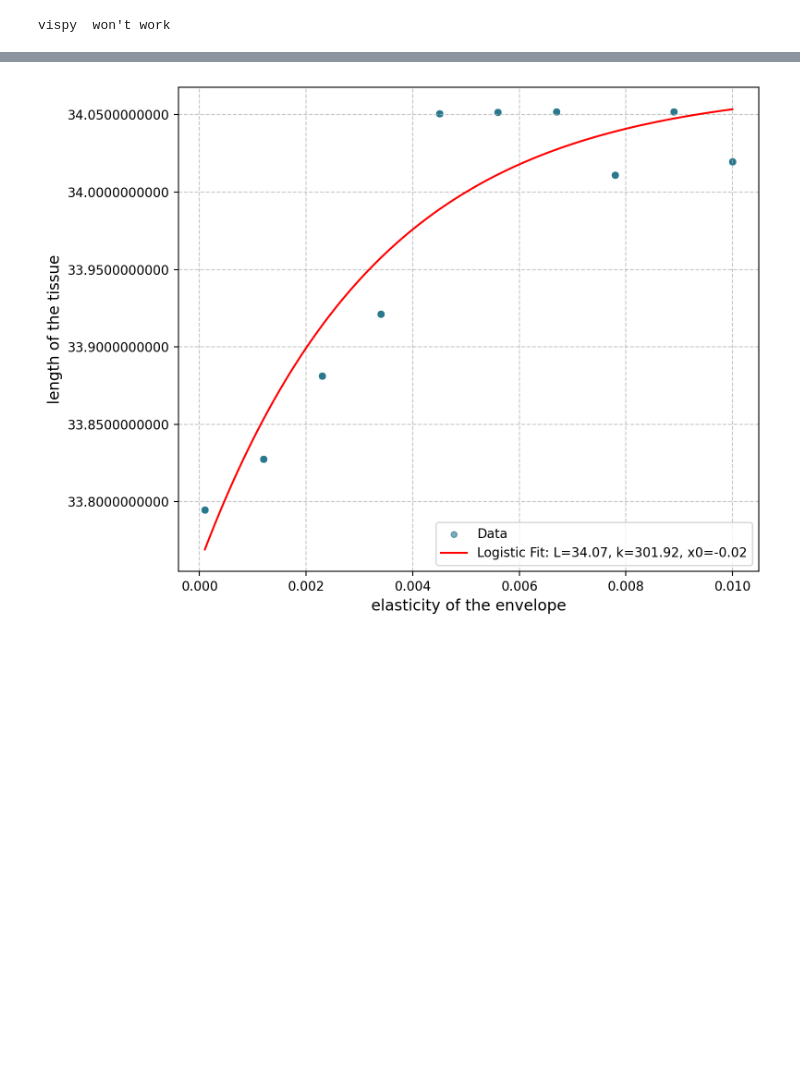
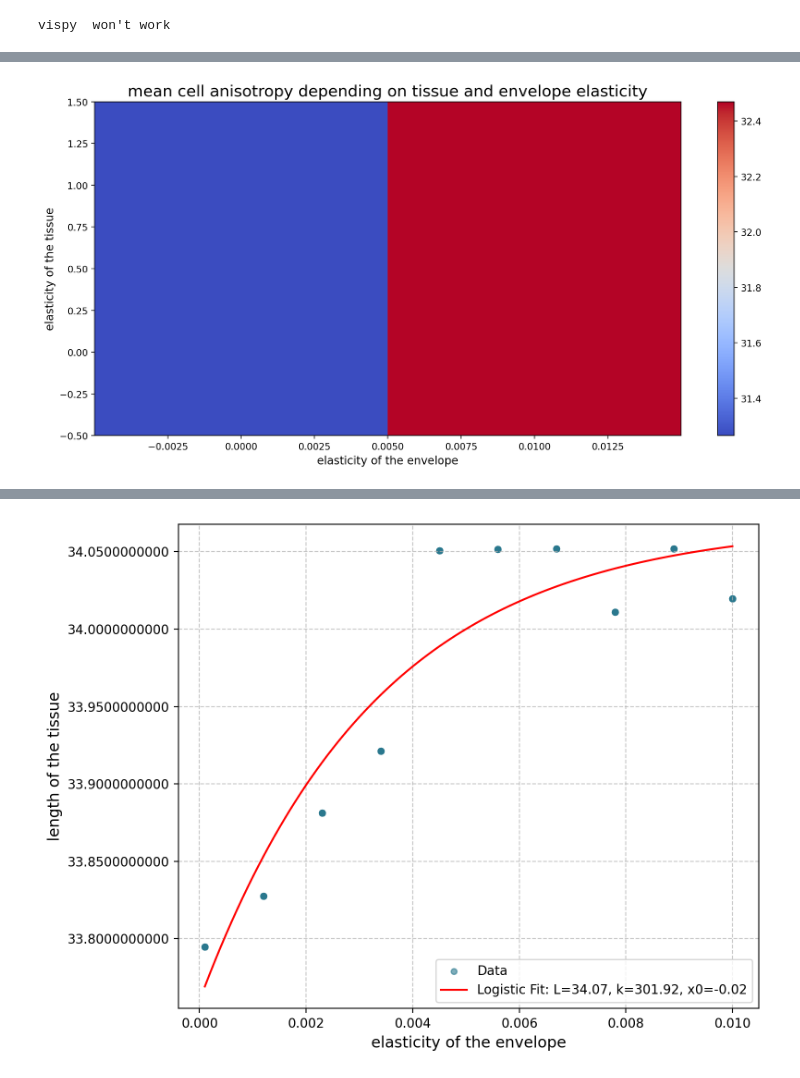
Before and after one commit to Lauragdlp/peripodial, a Jupyter notebook: notebook/Simulation_constraint.ipynb, the cells around one changed output, grey strips where cells are left out. Drawn from its saved outputs; the diff is of its cells as text; code cells hidden in the pictures; blank space fills up the shorter version.

```diff
--- a/notebook/Simulation_constraint.ipynb
+++ b/notebook/Simulation_constraint.ipynb
@@ -116,3 +116,25 @@ df_results
+# %%
+b_list_s = np.logspace(-7, -2, 2)
+l_list_s = np.linspace(0, 1, 2)
+
+diameter_array = df_results["diameter"].values
+diameter_list_2d = diameter_array.reshape(2, 2)
+
+colors = plt.cm.viridis_r([0.2, 0.6])
+
+fig, axs = plt.subplots(1, figsize=(12, 6))
+
+c = axs.pcolor(b_list_s, l_list_s, diameter_list_2d, cmap='coolwarm', vmin=diameter_list_2d.min(), vmax=diameter_list_2d.max())
+
+fig.colorbar(c, ax=axs)
+plt.xlabel('elasticity of the envelope', fontsize=12)
+plt.ylabel('elasticity of the tissue', fontsize=12)
+
+plt.title('mean cell anisotropy depending on tissue and envelope elasticity', fontsize=17)
+plt.tight_layout()
+plt.show()
+# %% [output]
+[figure, added]
 # %%
 # Saving each row of the DataFrame to a JSON file
 for i, row in df_results.iterrows():
```
Also changed, not shown: parts of 8 cells of this notebook, 5 other files.
